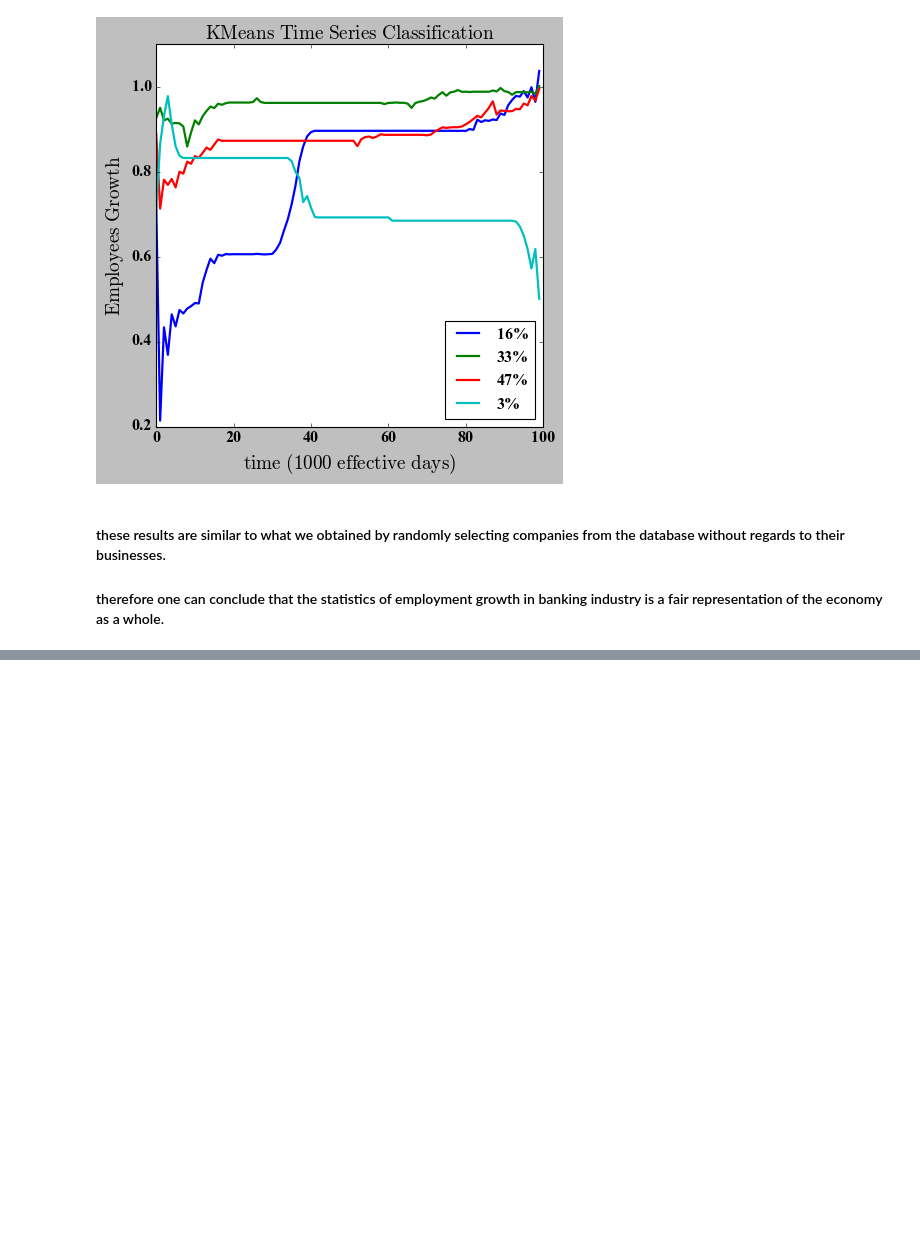
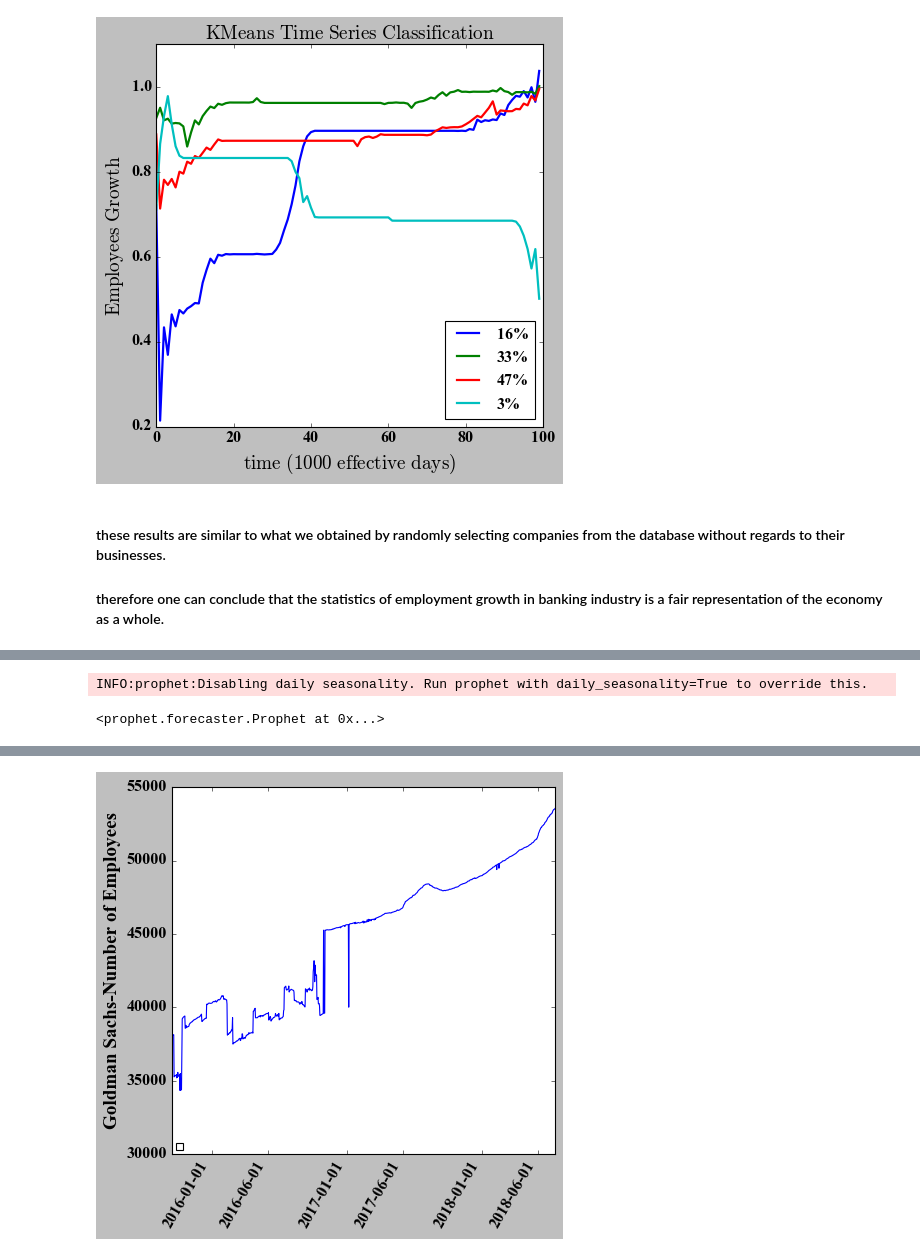
Before and after one commit to mtsafarzadeh/Time_Series_Classification, a Jupyter notebook: linkedin.ipynb, the cells around one changed output, grey strips where cells are left out. Drawn from its saved outputs; the diff is of its cells as text; code cells hidden in the pictures; blank space fills up the shorter version.

```diff
--- a/linkedin.ipynb
+++ b/linkedin.ipynb
@@ -486,0 +638,2 @@ fig.savefig('ts_classification_dtw_employees_banking.pdf')
+# %%
+prophet_model=Prophet()
@@ -486,0 +642,4 @@ fig.savefig('ts_classification_dtw_employees_banking.pdf')
+# %%
+data_for_prophet =[df['as_of_date'][df['company_name']=='Goldman Sachs'],df['employees_on_platform'][df['company_name']=='Goldman Sachs']]
+header_for_prophet=['ds','y']
+df_for_prophet = pd.concat(data_for_prophet, axis=1, keys=header_for_prophet)
@@ -486,0 +662,18 @@ fig.savefig('ts_classification_dtw_employees_banking.pdf')
+# %%
+prophet_model.fit(df_for_prophet)
+# %% [output]
+INFO:prophet:Disabling daily seasonality. Run prophet with daily_seasonality=True to override this.
+<prophet.forecaster.Prophet at 0x...>
+# %%
+fig,ax=plt.subplots(1,1)
+ds = [datetime.datetime.strptime(d,"%Y-%m-%d").date() for d in df_for_prophet['ds']]
+
+ax.plot(ds,df_for_prophet['y'].values)
+ax.set_ylabel('Goldman Sachs-Number of Employees')
+plt.gca().xaxis.set_major_locator(mdates.MonthLocator((1,6)))
+plt.gca().xaxis.set_major_formatter(mdates.DateFormatter("%Y-%m-%d"))
+plt.setp(plt.gca().get_xticklabels(), rotation=60, ha="right")
+ax.legend(loc=3, prop={'size': 8})
+plt.tight_layout()
+plt.show()
+# %% [output]
@@ -486,0 +681 @@ fig.savefig('ts_classification_dtw_employees_banking.pdf')
+[figure, added]
```
Also changed, not shown: parts of 20 cells of this notebook.
